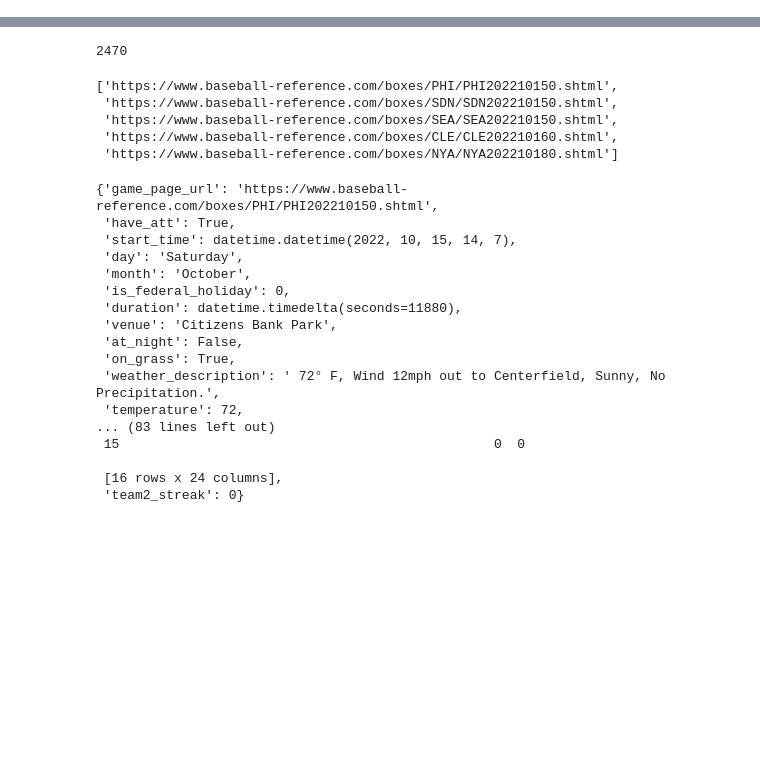
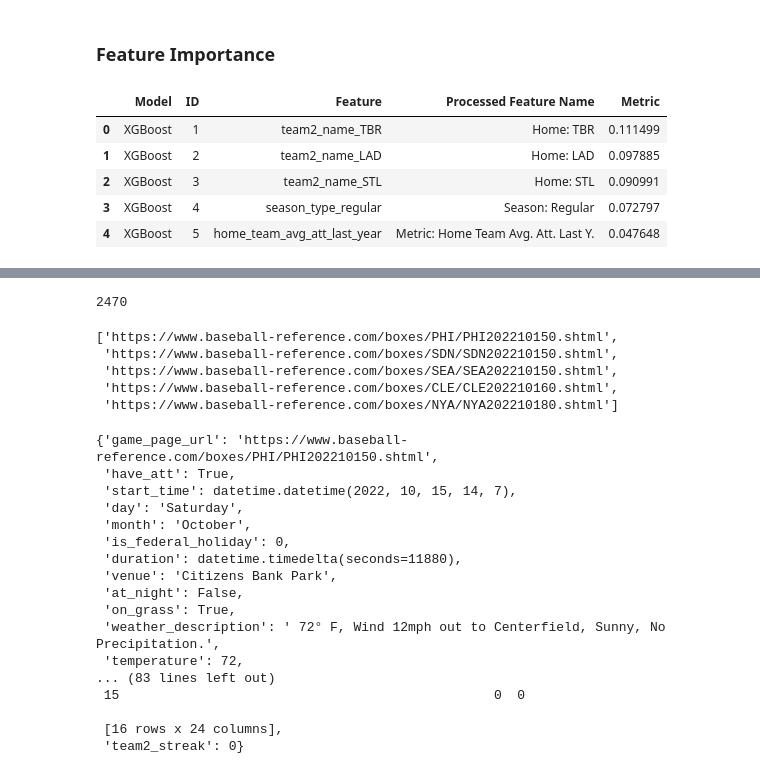
Before and after one commit to RDOGS-Friendz/SLDL-MLB-ATT-Prediction, a Jupyter notebook: test.ipynb, the cells around one changed output, grey strips where cells are left out. Drawn from its saved outputs; the diff is of its cells as text; code cells hidden in the pictures; blank space fills up the shorter version.

```diff
--- a/test.ipynb
+++ b/test.ipynb
@@ -0,0 +162,15 @@
+# %% [markdown]
+### Feature Importance
+# %%
+path = 'streamlit_app/instruction/model_feature_importance.xlsx'
+summary_df = pd.read_excel(path, sheet_name='Summary', engine='openpyxl')
+raw_df = pd.read_excel(path, sheet_name='Ft. Importance Table', engine='openpyxl')
+# %%
+raw_df.head()
+# %% [output]
+|  | Model | ID | Feature | Processed Feature Name | Metric |
+| 0 | XGBoost | 1 | team2_name_TBR | Home: TBR | 0.111499 |
+| 1 | XGBoost | 2 | team2_name_LAD | Home: LAD | 0.097885 |
+| 2 | XGBoost | 3 | team2_name_STL | Home: STL | 0.090991 |
+| 3 | XGBoost | 4 | season_type_regular | Season: Regular | 0.072797 |
+| 4 | XGBoost | 5 | home_team_avg_att_last_year | Metric: Home Team Avg. Att. Last Y. | 0.047648 |
```
Also changed, not shown: parts of 14 cells of this notebook, 8 other files.
